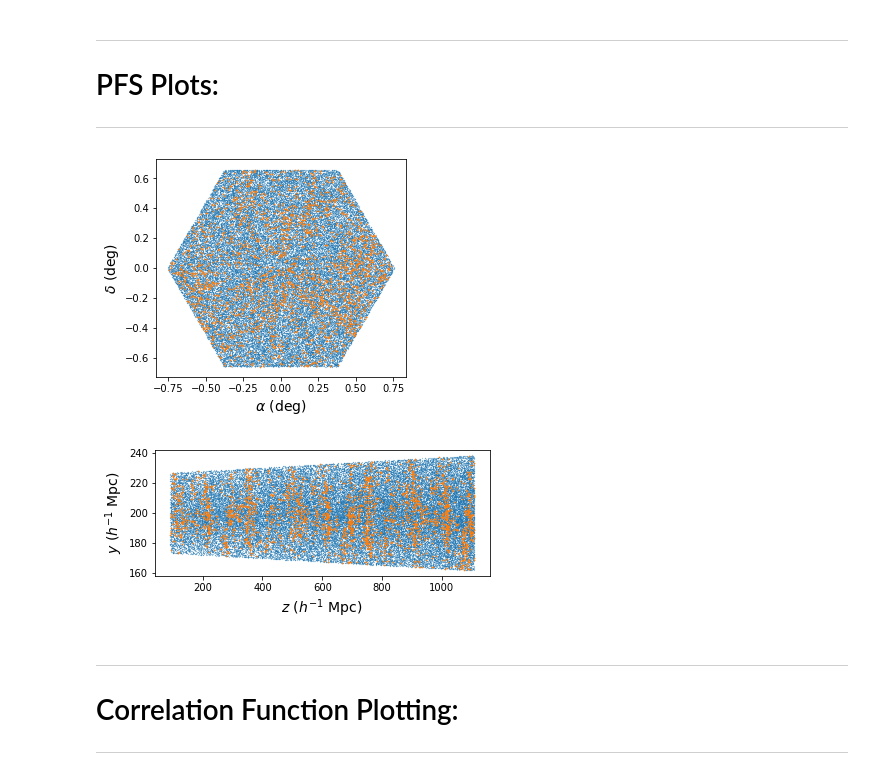
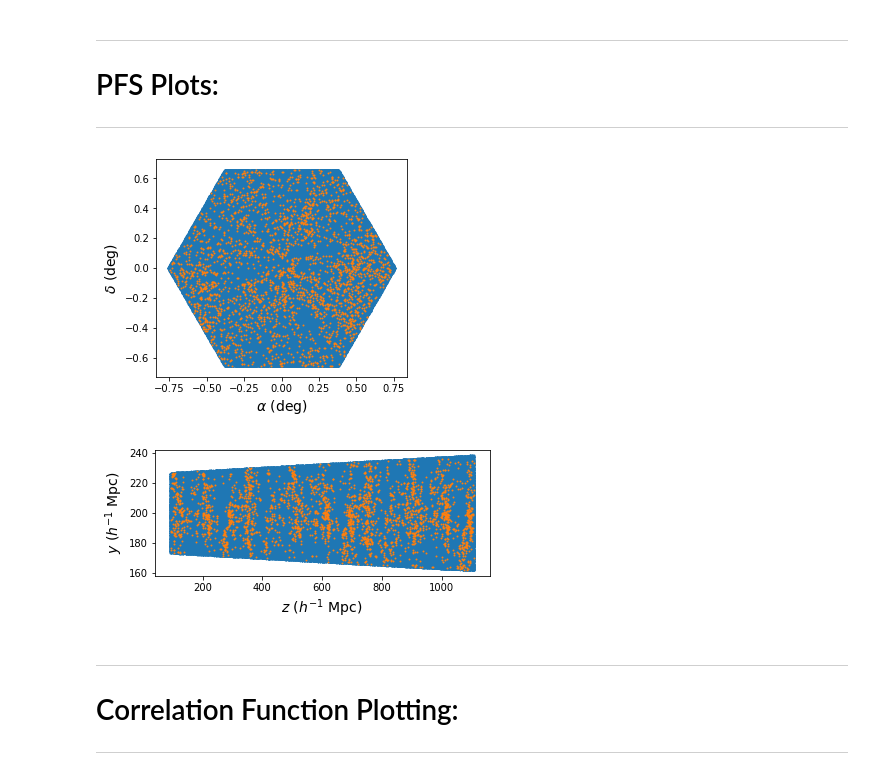
Before and after one commit to AlanPearl/mocksurvey, a Jupyter notebook: Tutorial.ipynb, the cells around one changed output. Saved outputs shown, nothing was run; the diff lists cells and outputs as text; code cells hidden in the pictures.

```diff
--- a/Tutorial.ipynb
+++ b/Tutorial.ipynb
@@ -84,20 +84,22 @@ PFS Plots:
 ______________________
 # %%
 simbox = ms.SimBox(hodname="hearin15", threshold=10.5, redshift=1.35, Nbox=(1,1,3), rotation=0)
-field = simbox.field(scheme="hex", sqdeg=1.5, collision_fraction=0.3, delta_z=.7)
+field = simbox.field(scheme="hex", sqdeg=1.5, collision_fraction=0.3, delta_z=.7, rand_density_factor=100)
 # %%
 fig,ax = plt.subplots()
 ax.set_aspect('equal', 'box')
-ms.tp.plot_sky_scatter(field, s=.5)
+ms.tp.plot_sky_scatter(field, s=.9)
+plt.savefig("pfs-celestial.png", bbox_inches="tight")
 plt.show()
 
 fig,ax = plt.subplots()
 ax.set_aspect(5., 'box')
-ms.tp.plot_pos_scatter(field, s=.5, axes=[2,1])
+ms.tp.plot_pos_scatter(field, s=.9, axes=[2,1])
+plt.savefig("pfs-cartesian.png", bbox_inches="tight")
 plt.show()
 # %% [output]
-[figure, old version]
+[figure, new version]
-[figure, old version]
+[figure, new version]
 # %% [markdown]
 ______________________
 Correlation Function Plotting:
```
Also changed, not shown: parts of 1 cell of this notebook, 3 other files.
